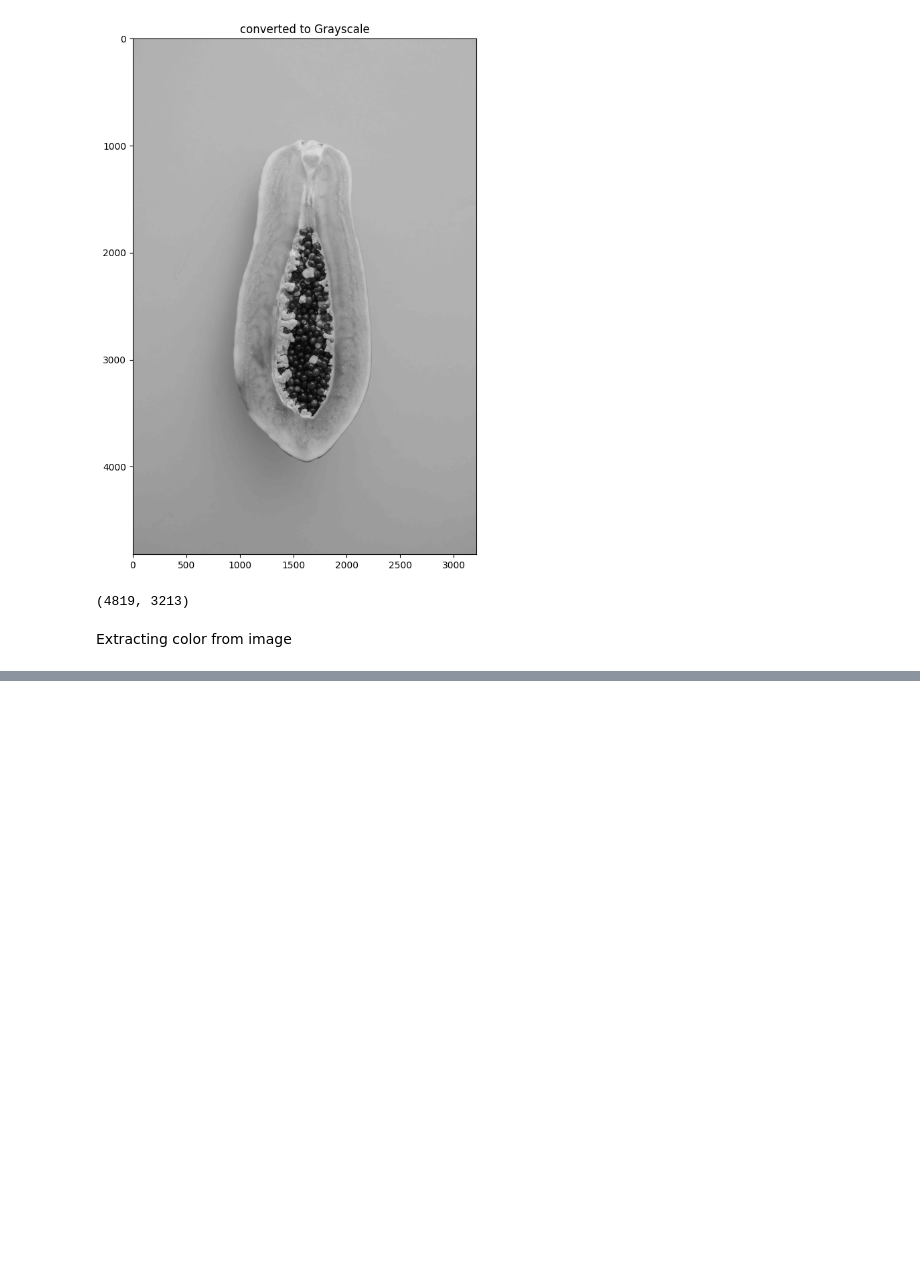
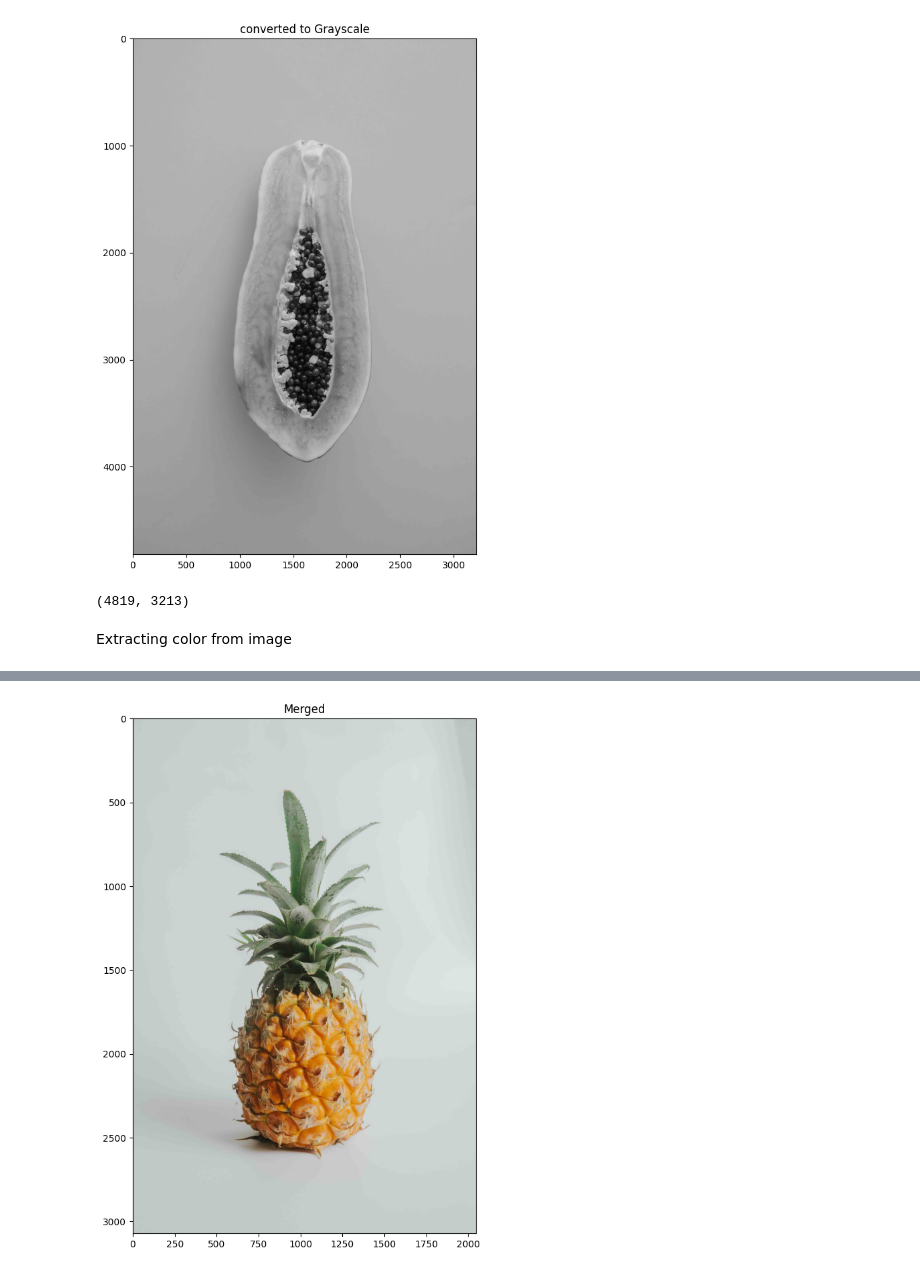
Before and after one commit to NchourupouoM/Computer_vision, a Jupyter notebook: day_1_opencv.ipynb, the cells around one changed output, grey strips where cells are left out. Saved outputs shown, nothing was run; the diff lists cells and outputs as text; code cells hidden in the pictures; blank space fills up the shorter version.

```diff
--- a/day_1_opencv.ipynb
+++ b/day_1_opencv.ipynb
@@ -68,0 +86,6 @@ B.shape, G.shape, R.shape
+# %%
+#Reconstruction de l'image
+merged =cv2.merge([B,G,R])
+imshow("Merged", image=merged)
+# %% [output]
+[figure, added]
```
Also changed, not shown: parts of 5 cells of this notebook.
